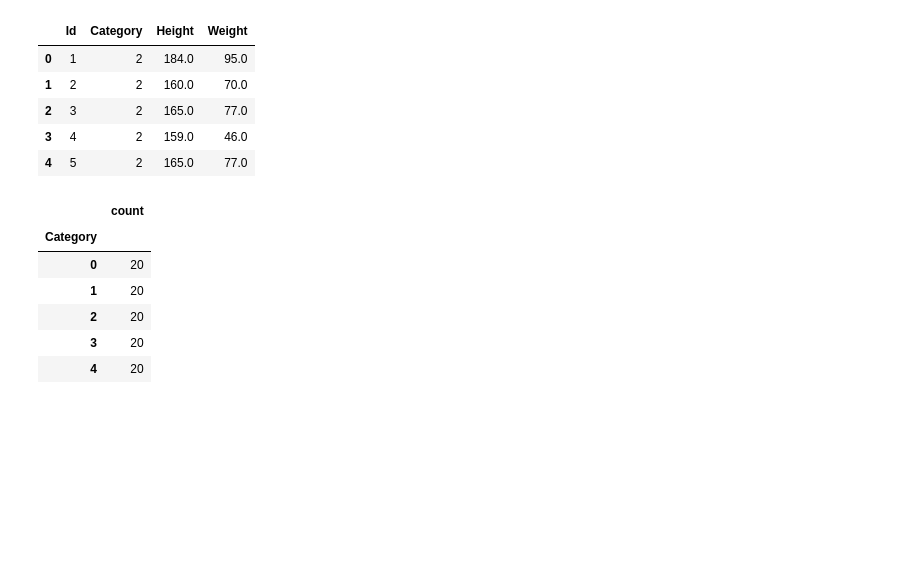
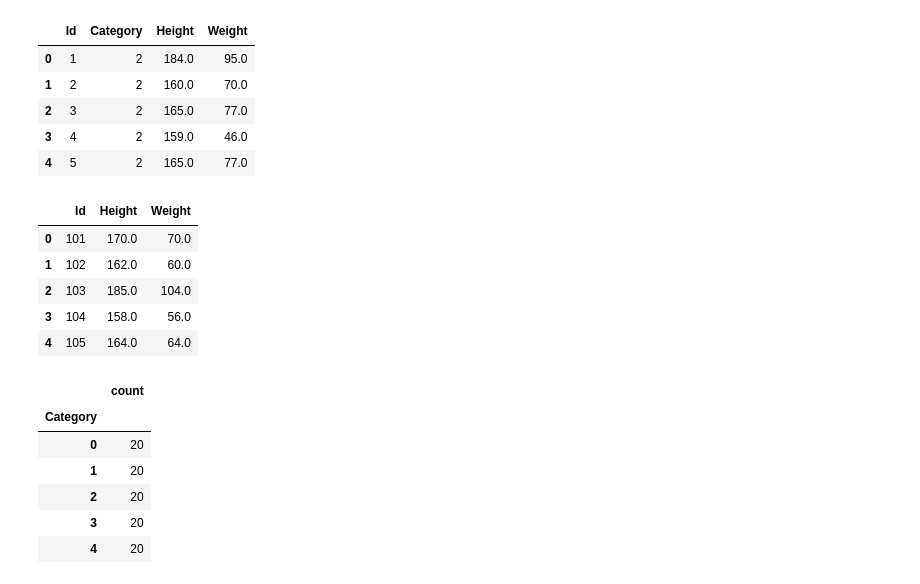
Before and after one commit to marianaolm/Cardiac-Pathology-Prediction, a Jupyter notebook: Challenge.ipynb, the cells around one changed output. Saved outputs shown, nothing was run; the diff lists cells and outputs as text; code cells hidden in the pictures; blank space fills up the shorter version.

```diff
--- a/Challenge.ipynb
+++ b/Challenge.ipynb
@@ -231,6 +261,15 @@ df_metadata_train.head()
 | 2 | 3 | 2 | 165.0 | 77.0 |
 | 3 | 4 | 2 | 159.0 | 46.0 |
 | 4 | 5 | 2 | 165.0 | 77.0 |
+# %%
+df_metadata_test.head()
+# %% [output]
+|  | Id | Height | Weight |
+| 0 | 101 | 170.0 | 70.0 |
+| 1 | 102 | 162.0 | 60.0 |
+| 2 | 103 | 185.0 | 104.0 |
+| 3 | 104 | 158.0 | 56.0 |
+| 4 | 105 | 164.0 | 64.0 |
 # %%
 pd.DataFrame(df_metadata_train['Category'].sort_values(ascending=True).value_counts())
 # %% [output]
```
Also changed, not shown: parts of 35 cells of this notebook.
